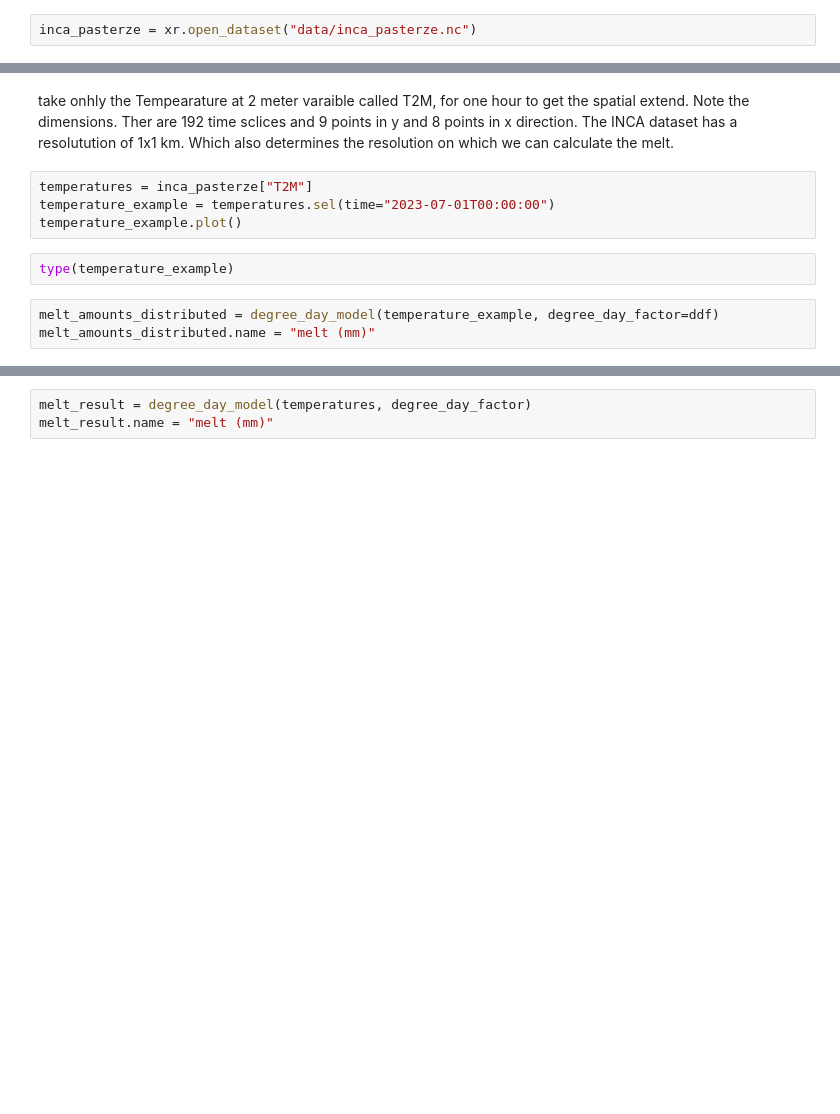
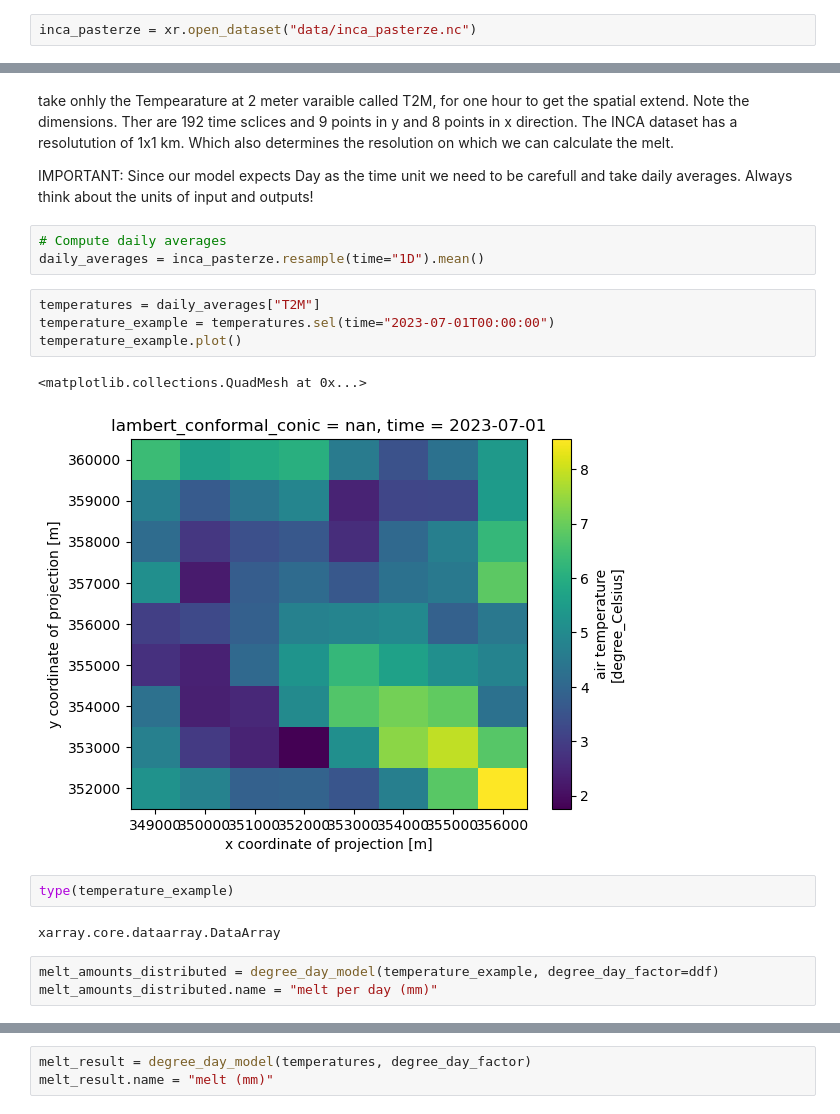
Before and after one commit to tgoelles/Modellieren-in-der-Physischen-Geographie, a Jupyter notebook: 03_melt_models.ipynb, the cells around one changed output, grey strips where cells are left out. Drawn from its saved outputs; the diff is of its cells as text; blank space fills up the shorter version.

Commit message:
use daily averages

```diff
--- a/03_melt_models.ipynb
+++ b/03_melt_models.ipynb
@@ -146,14 +217,24 @@ inca_pasterze
 take onhly the Tempearature at 2 meter varaible called T2M, for one hour to get the spatial extend.
 Note the dimensions. Ther are 192 time sclices and 9 points in y and 8 points in x direction.
 The INCA dataset has a resolutution of 1x1 km. Which also determines the resolution on which we can calculate the melt.
+
+IMPORTANT: Since our model expects Day as the time unit we need to be carefull and take daily averages. Always think about the units of input and outputs!
+# %%
+# Compute daily averages
+daily_averages = inca_pasterze.resample(time="1D").mean()
 # %%
-temperatures = inca_pasterze["T2M"]
+temperatures = daily_averages["T2M"]
 temperature_example = temperatures.sel(time="2023-07-01T00:00:00")
 temperature_example.plot()
+# %% [output]
+<matplotlib.collections.QuadMesh at 0x...>
+[figure, added]
 # %%
 type(temperature_example)
+# %% [output]
+xarray.core.dataarray.DataArray
 # %%
 melt_amounts_distributed = degree_day_model(temperature_example, degree_day_factor=ddf)
-melt_amounts_distributed.name = "melt (mm)"
+melt_amounts_distributed.name = "melt per day (mm)"
 # %%
 melt_amounts_distributed.plot()
```
Also changed, not shown: parts of 15 cells of this notebook.
